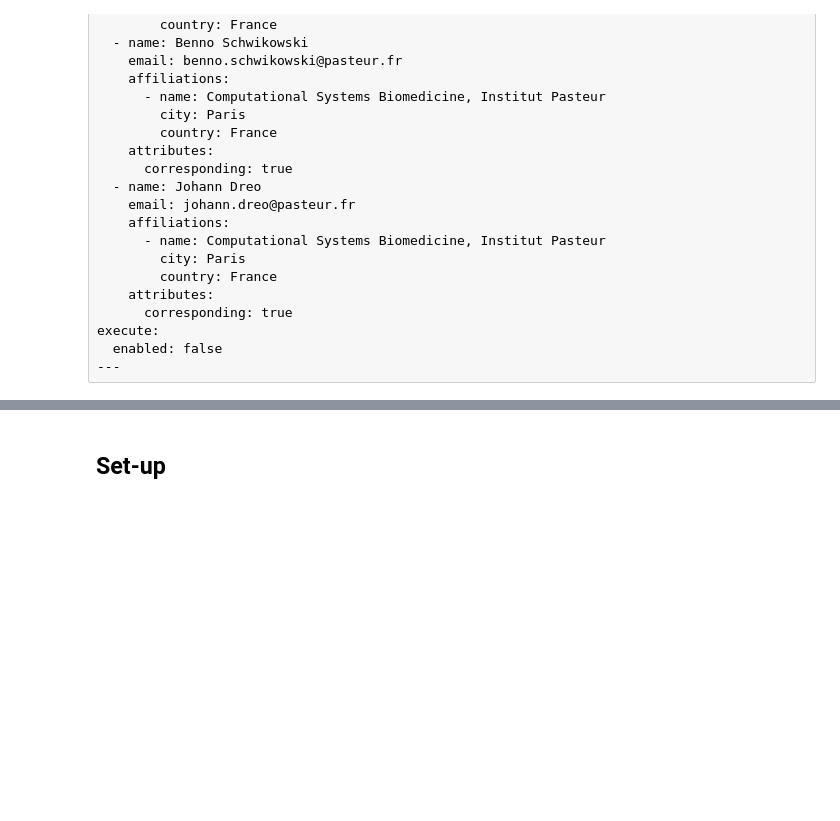
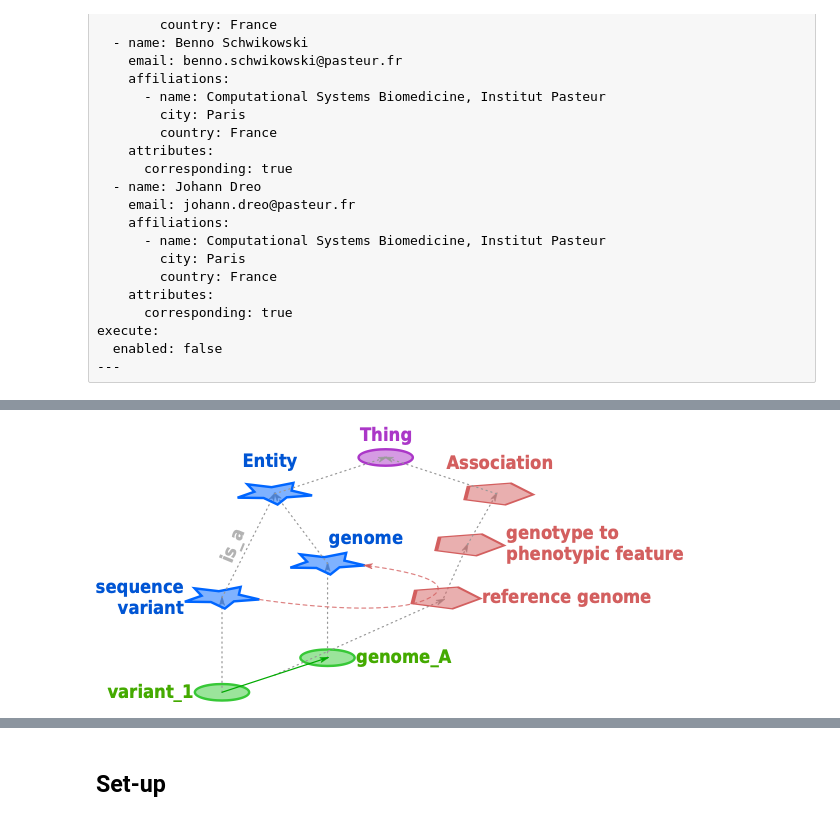
Before and after one commit to mbaric758/ontoweaver-vignette, a Jupyter notebook: vignette_jobim.ipynb, the cells around one changed output, grey strips where cells are left out. Cells and saved outputs as stored; diff of their text form; code cells hidden in the pictures; blank space fills up the shorter version.

```diff
--- a/vignette_jobim.ipynb
+++ b/vignette_jobim.ipynb
@@ -106,0 +102,6 @@ Columns:
+# %%
+from IPython.display import Image
+
+display(Image("figures/jobim/kg_schema.png"))
+# %% [output]
+[figure, added]
```
Also changed, not shown: parts of 4 cells of this notebook, 25 other files.
